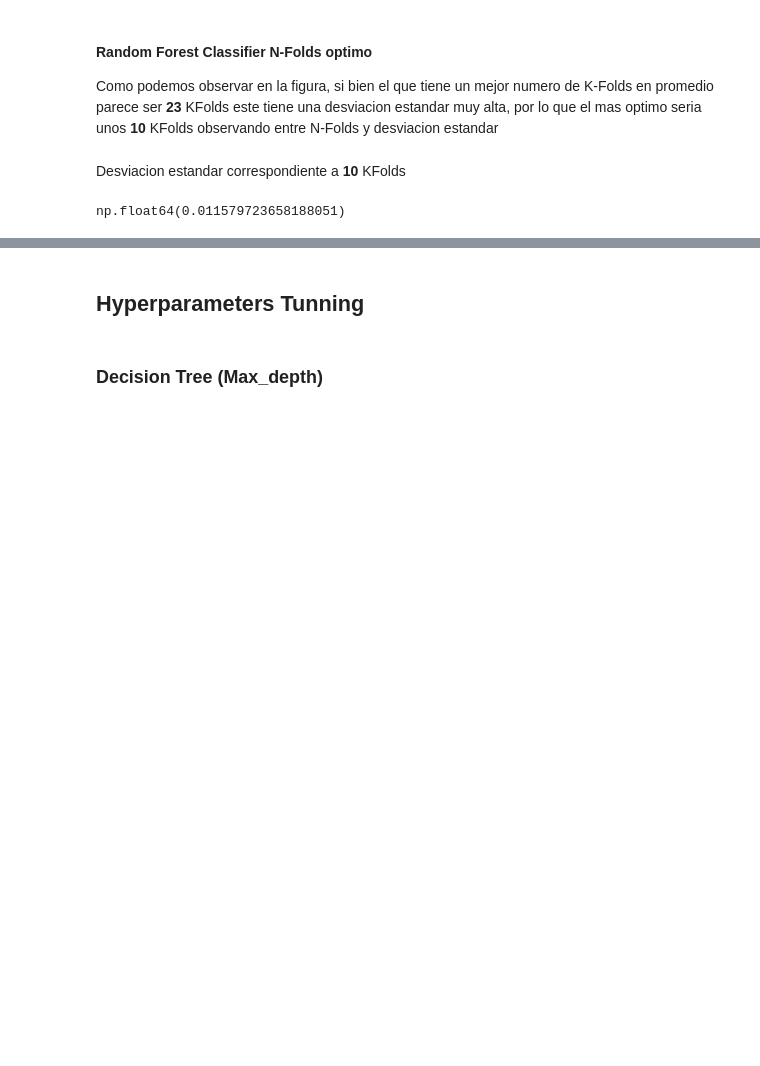
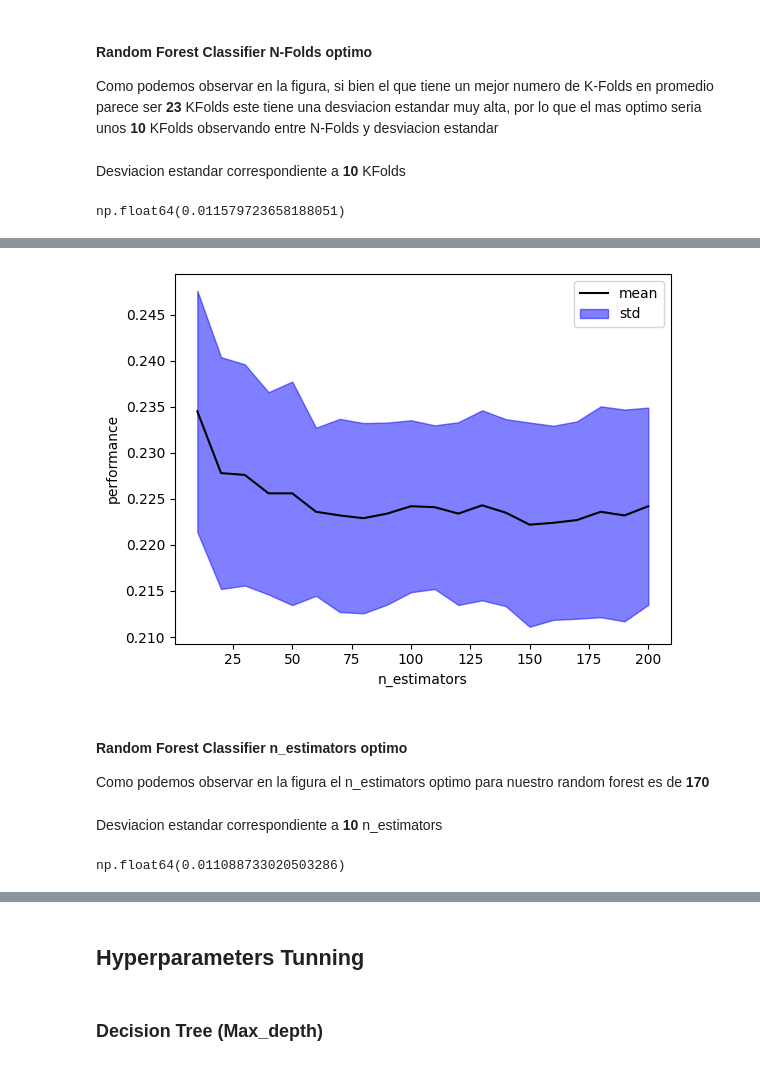
Before and after one commit to Dyaruro1/AI-Proyect-PlacementPrediction, a Jupyter notebook: Dataset_Proyecto.ipynb, the cells around one changed output, grey strips where cells are left out. Drawn from its saved outputs; the diff is of its cells as text; code cells hidden in the pictures; blank space fills up the shorter version.

```diff
--- a/Dataset_Proyecto.ipynb
+++ b/Dataset_Proyecto.ipynb
@@ -504,0 +536,35 @@ np.float64(0.011579723658188051)
+# %%
+#@title **code** learning curve para encontrar el mejor n_estimators
+def show_curve_n_estimators(est):
+  means, stds = [], []
+  n_estimators_range = range(10, 210, 10)
+  for n_estimators in n_estimators_range:
+    est.set_params(n_estimators=n_estimators)
+    s = cross_val_score(est, X, y, cv=KFold(10, shuffle=True, random_state=39), scoring=make_scorer(mean_squared_error))
+    means.append(np.mean(s))
+    stds.append(np.std(s))
+
+  means = np.r_[means]
+  stds  = np.r_[stds]
+
+  plt.plot(n_estimators_range, means, label="mean", color="black")
+  plt.fill_between(n_estimators_range, means-stds, means+stds, color="blue", alpha=.5, label="std")
+  plt.xlabel("n_estimators")
+  plt.ylabel("performance")
+  plt.legend()
+  return means, stds
+# %%
+#@title **code** Revisando el mejor n_estimators para nuestro Random Forest
+means,stds = show_curve_n_estimators(rf)
+# %% [output]
+[figure, added]
+# %% [markdown]
+#### Random Forest Classifier n_estimators optimo
+
+Como podemos observar en la figura el n_estimators optimo para nuestro random forest es de **170**
+# %% [markdown]
+Desviacion estandar correspondiente a **10** n_estimators
+# %%
+stds[means.argmin()]
+# %% [output]
+np.float64(0.011088733020503286)
```
Also changed, not shown: parts of 11 cells of this notebook.
